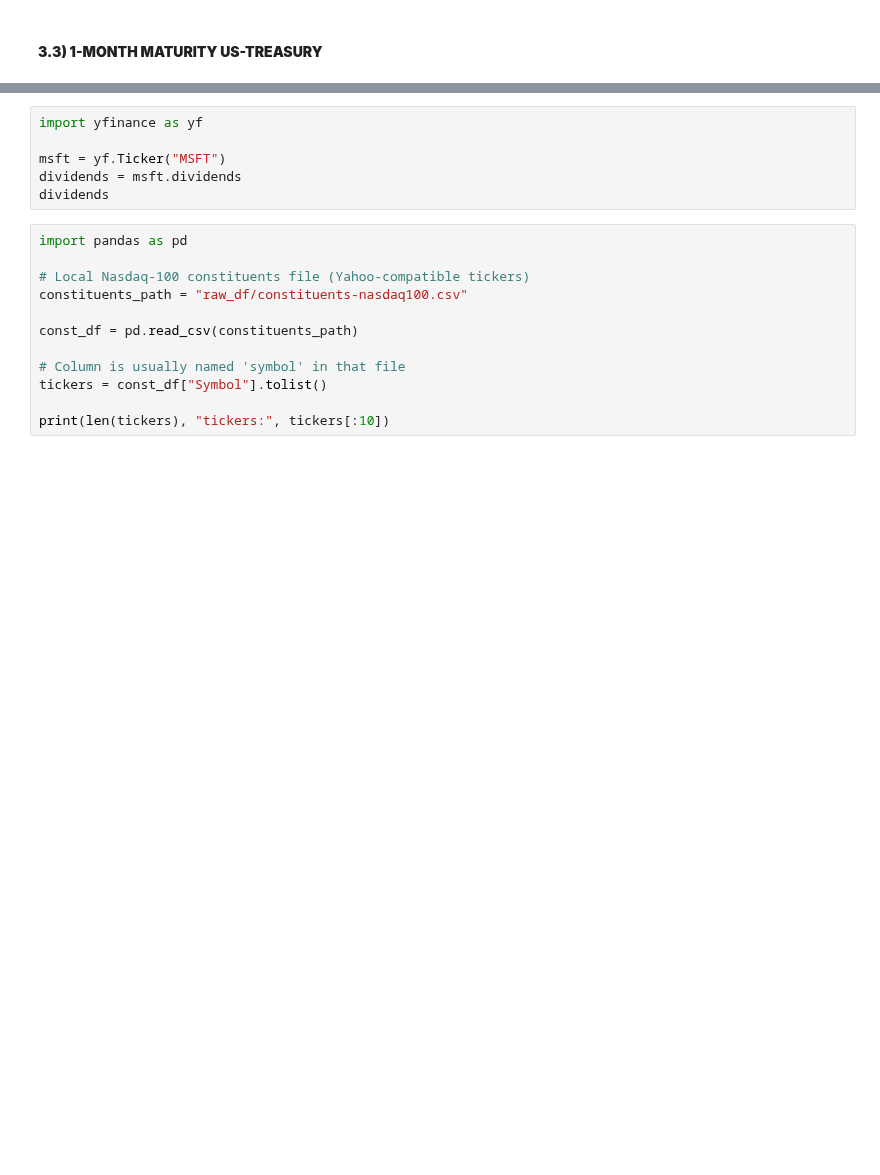
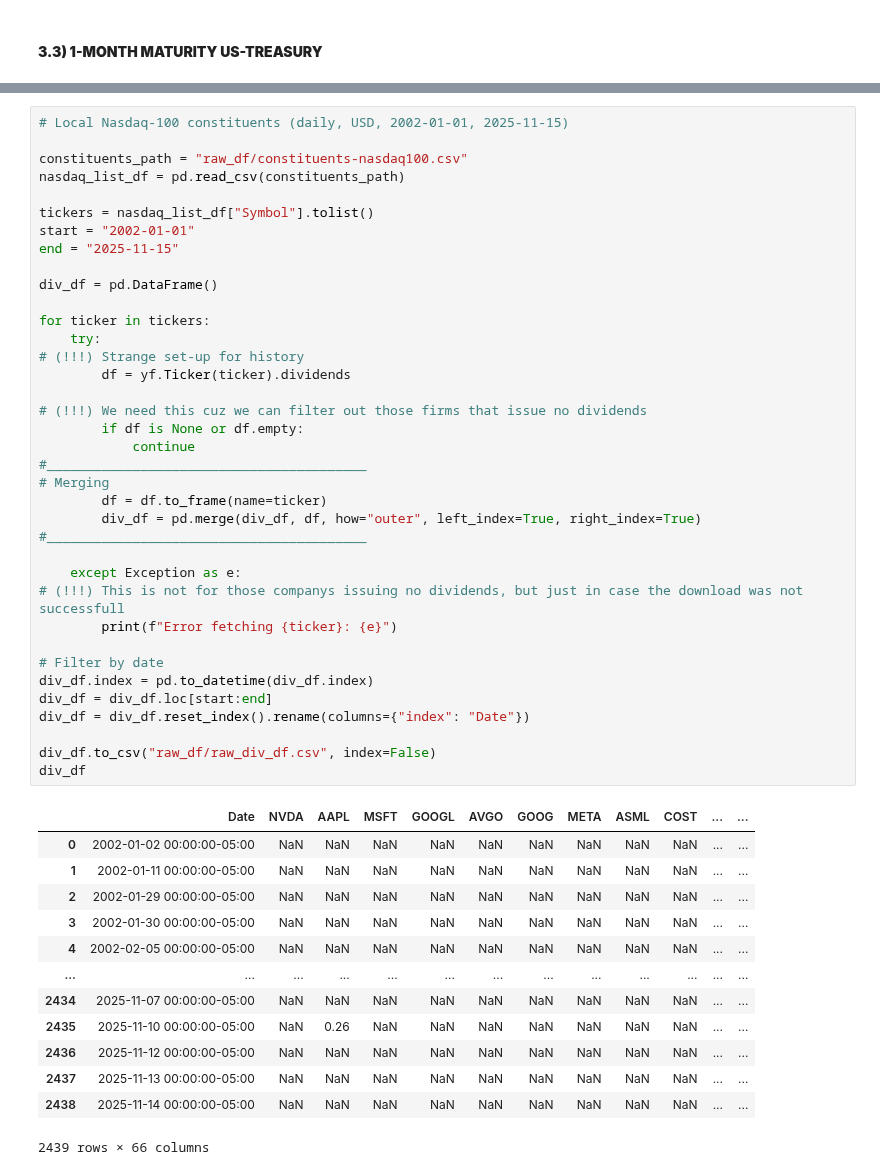
Before and after one commit to EliaLand/Martingale_FVM_AssetPricing, a Jupyter notebook: data_extraction/main.ipynb, the cells around one changed output, grey strips where cells are left out. Saved outputs shown, nothing was run; the diff lists cells and outputs as text; blank space fills up the shorter version.

```diff
--- a/data_extraction/main.ipynb
+++ b/data_extraction/main.ipynb
@@ -217,18 +324,51 @@ df
-# %%
-import yfinance as yf
-
-msft = yf.Ticker("MSFT")
-dividends = msft.dividends
-dividends
 # %%
-import pandas as pd
+# Local Nasdaq-100 constituents (daily, USD, 2002-01-01, 2025-11-15)
 
-# Local Nasdaq-100 constituents file (Yahoo-compatible tickers)
 constituents_path = "raw_df/constituents-nasdaq100.csv"
+nasdaq_list_df = pd.read_csv(constituents_path)
 
-const_df = pd.read_csv(constituents_path)
+tickers = nasdaq_list_df["Symbol"].tolist()
+start = "2002-01-01"
+end = "2025-11-15"
 
-# Column is usually named 'symbol' in that file
-tickers = const_df["Symbol"].tolist()
+div_df = pd.DataFrame()
 
-print(len(tickers), "tickers:", tickers[:10])
+for ticker in tickers:
+    try:
+# (!!!) Strange set-up for history
+        df = yf.Ticker(ticker).dividends
+
+# (!!!) We need this cuz we can filter out those firms that issue no dividends
+        if df is None or df.empty:
+            continue
+#_________________________________________
+# Merging
+        df = df.to_frame(name=ticker)
+        div_df = pd.merge(div_df, df, how="outer", left_index=True, right_index=True)
+#_________________________________________
+
+    except Exception as e:
+# (!!!) This is not for those companys issuing no dividends, but just in case the download was not successfull
+        print(f"Error fetching {ticker}: {e}")
+
+# Filter by date
+div_df.index = pd.to_datetime(div_df.index)
+div_df = div_df.loc[start:end]
+div_df = div_df.reset_index().rename(columns={"index": "Date"})
+
+div_df.to_csv("raw_df/raw_div_df.csv", index=False)
+div_df
+# %% [output]
+|  | Date | NVDA | AAPL | MSFT | GOOGL | AVGO | GOOG | META | ASML | COST | ... | ... |
+| 0 | 2002-01-02 00:00:00-05:00 | NaN | NaN | NaN | NaN | NaN | NaN | NaN | NaN | NaN | ... | ... |
+| 1 | 2002-01-11 00:00:00-05:00 | NaN | NaN | NaN | NaN | NaN | NaN | NaN | NaN | NaN | ... | ... |
+| 2 | 2002-01-29 00:00:00-05:00 | NaN | NaN | NaN | NaN | NaN | NaN | NaN | NaN | NaN | ... | ... |
+| 3 | 2002-01-30 00:00:00-05:00 | NaN | NaN | NaN | NaN | NaN | NaN | NaN | NaN | NaN | ... | ... |
+| 4 | 2002-02-05 00:00:00-05:00 | NaN | NaN | NaN | NaN | NaN | NaN | NaN | NaN | NaN | ... | ... |
+| ... | ... | ... | ... | ... | ... | ... | ... | ... | ... | ... | ... | ... |
+| 2434 | 2025-11-07 00:00:00-05:00 | NaN | NaN | NaN | NaN | NaN | NaN | NaN | NaN | NaN | ... | ... |
+| 2435 | 2025-11-10 00:00:00-05:00 | NaN | 0.26 | NaN | NaN | NaN | NaN | NaN | NaN | NaN | ... | ... |
+| 2436 | 2025-11-12 00:00:00-05:00 | NaN | NaN | NaN | NaN | NaN | NaN | NaN | NaN | NaN | ... | ... |
+| 2437 | 2025-11-13 00:00:00-05:00 | NaN | NaN | NaN | NaN | NaN | NaN | NaN | NaN | NaN | ... | ... |
+| 2438 | 2025-11-14 00:00:00-05:00 | NaN | NaN | NaN | NaN | NaN | NaN | NaN | NaN | NaN | ... | ... |
+2439 rows × 66 columns
```
Also changed, not shown: parts of 11 cells of this notebook.
